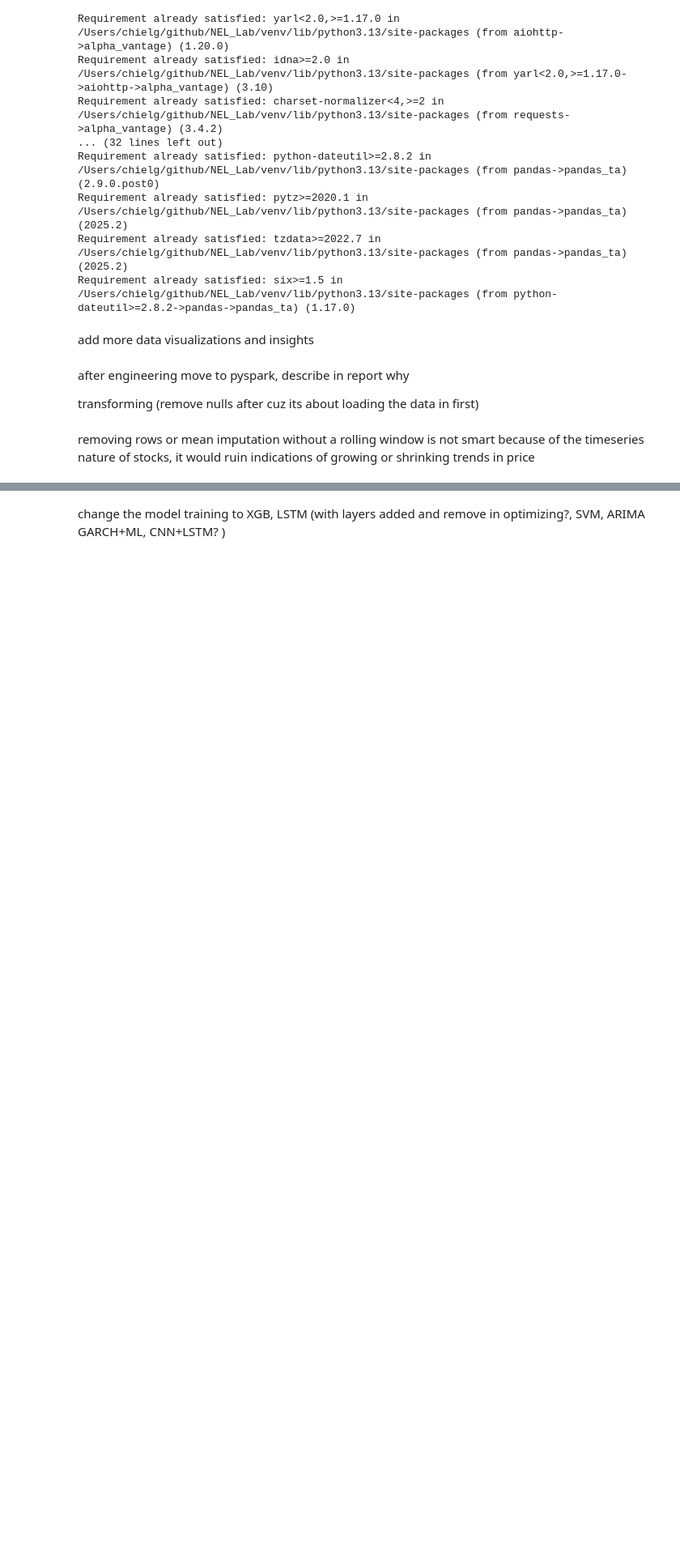
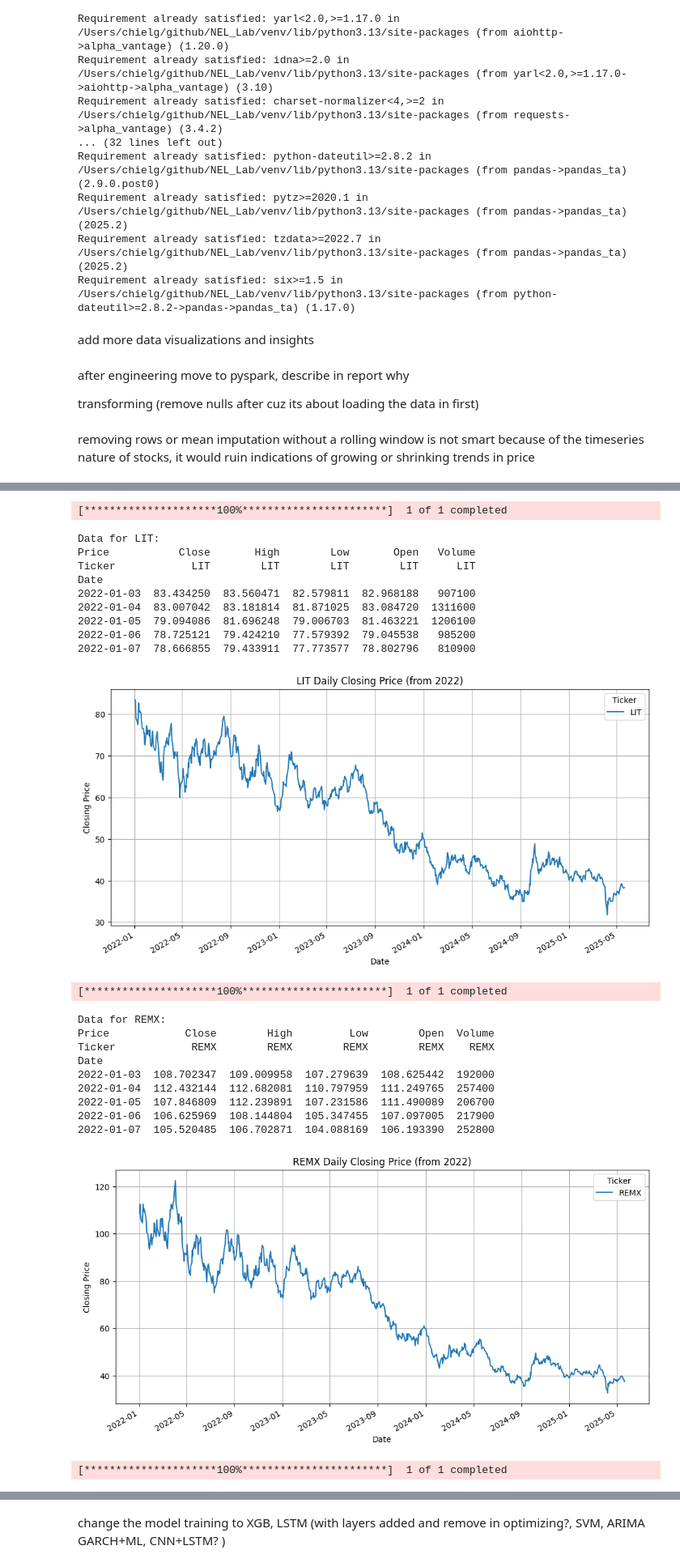
Before and after one commit to chielgroen1998/MLOps, a Jupyter notebook: datacollection.ipynb, the cells around one changed output, grey strips where cells are left out. Shown at 81% size. Saved outputs shown, nothing was run; the diff lists cells and outputs as text; code cells hidden in the pictures; blank space fills up the shorter version.

```diff
--- a/datacollection.ipynb
+++ b/datacollection.ipynb
@@ -124,0 +89,60 @@ date
+# %%
+# Import necessary libraries
+import yfinance as yf
+import matplotlib.pyplot as plt
+
+# Define the symbols to fetch data for
+symbols = ['LIT', 'REMX', 'URA', 'GDX', 'GDXJ', 'XLE', 'ICLN', 'SPY', 'GLD', 'CPER', 'USO', 'UNG',  'JJN']#'KOL',
+
+# Fetch data from Yahoo Finance
+all_data = {}
+for symbol in symbols:
+    # Download data
+    data = yf.download(symbol, start='2022-01-01')
+    all_data[symbol] = data
+
+    # Print the first few rows of the dataset
+    print(f"Data for {symbol}:")
+    print(data.head())
+
+    # Plot the data
+    data['Close'].plot(figsize=(12, 6), title=f'{symbol} Daily Closing Price (from 2022)')
+    plt.xlabel('Date')
+    plt.ylabel('Closing Price')
+    plt.grid(True)
+    plt.show()
+
+# Adjust column names based on the number of columns
+for symbol, df in all_data.items():
+    if symbol == 'KOL' and len(df.columns) == 6:
+        df.columns = ['Open', 'High', 'Low', 'Close', 'Adj Close', 'Volume']
+    else:
+        df.columns = ['Open', 'High', 'Low', 'Close', 'Volume']
+
+# Verify the column names
+for symbol, df in all_data.items():
+    print(f"{symbol} columns: {df.columns}")
+# %% [output]
+[*********************100%***********************]  1 of 1 completed
+Data for LIT:
+Price           Close       High        Low       Open   Volume
+Ticker            LIT        LIT        LIT        LIT      LIT
+Date
+2022-01-03  83.434250  83.560471  82.579811  82.968188   907100
+2022-01-04  83.007042  83.181814  81.871025  83.084720  1311600
+2022-01-05  79.094086  81.696248  79.006703  81.463221  1206100
+2022-01-06  78.725121  79.424210  77.579392  79.045538   985200
+2022-01-07  78.666855  79.433911  77.773577  78.802796   810900
+[figure, added]
+[*********************100%***********************]  1 of 1 completed
+Data for REMX:
+Price            Close        High         Low        Open  Volume
+Ticker            REMX        REMX        REMX        REMX    REMX
+Date
+2022-01-03  108.702347  109.009958  107.279639  108.625442  192000
+2022-01-04  112.432144  112.682081  110.797959  111.249765  257400
+2022-01-05  107.846809  112.239891  107.231586  111.490089  206700
+2022-01-06  106.625969  108.144804  105.347455  107.097005  217900
+2022-01-07  105.520485  106.702871  104.088169  106.193390  252800
+[figure, added]
+[*********************100%***********************]  1 of 1 completed
```
Also changed, not shown: parts of 22 cells of this notebook, 6 other files.
